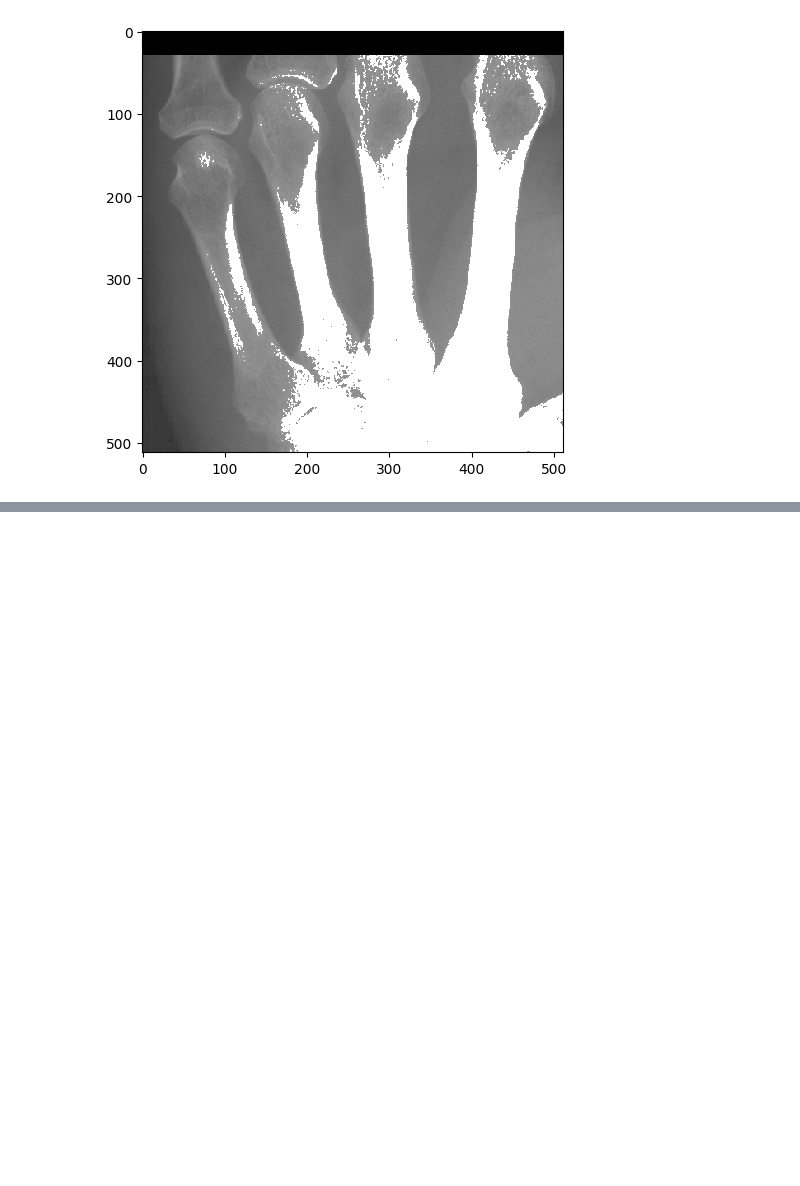
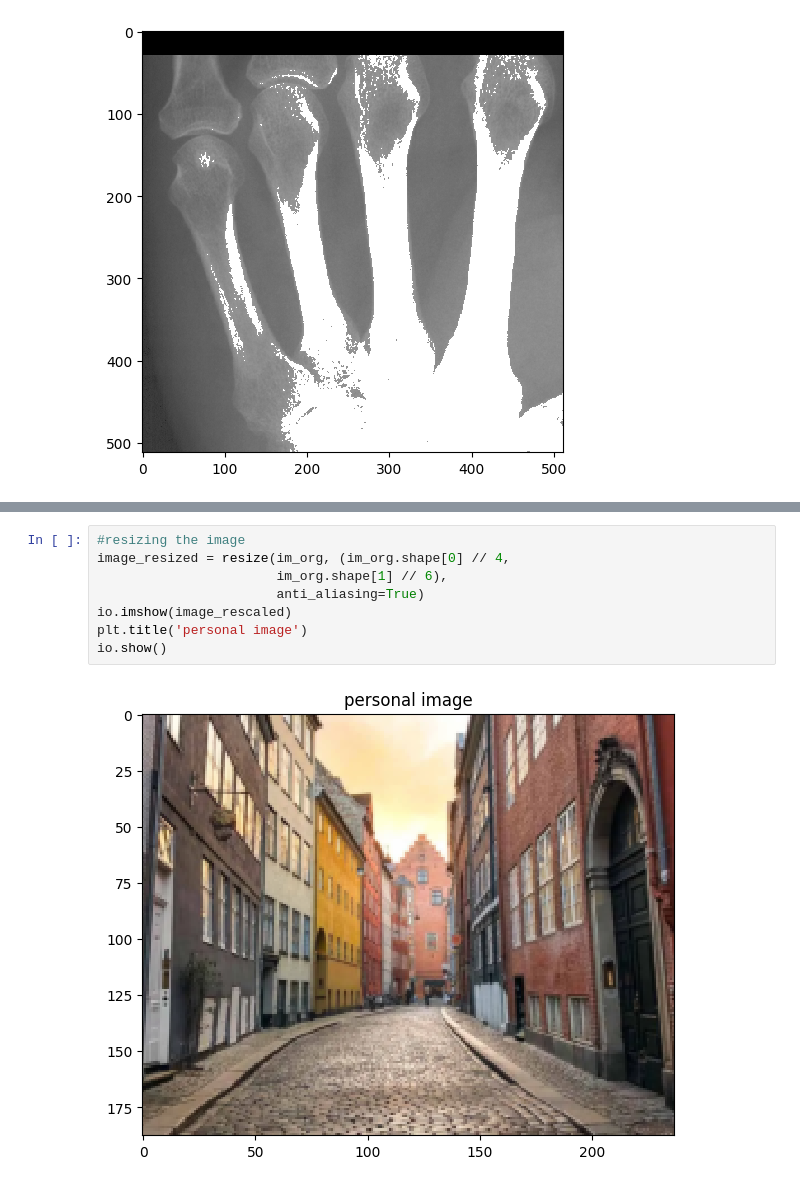
Before and after one commit to amirbous/DTUImageAnalysis, a Jupyter notebook: walkthrough/ex1-IntroductionToImageAnalysis/answers.ipynb, the cells around one changed output, grey strips where cells are left out. Drawn from its saved outputs; the diff is of its cells as text; blank space fills up the shorter version.

```diff
--- a/walkthrough/ex1-IntroductionToImageAnalysis/answers.ipynb
+++ b/walkthrough/ex1-IntroductionToImageAnalysis/answers.ipynb
@@ -147,0 +218,10 @@ io.show()
+# %%
+#resizing the image
+image_resized = resize(im_org, (im_org.shape[0] // 4,
+                       im_org.shape[1] // 6),
+                       anti_aliasing=True)
+io.imshow(image_rescaled)
+plt.title('personal image')
+io.show()
+# %% [output]
+[figure, added]
```
Also changed, not shown: parts of 13 cells of this notebook, 1 other file.
